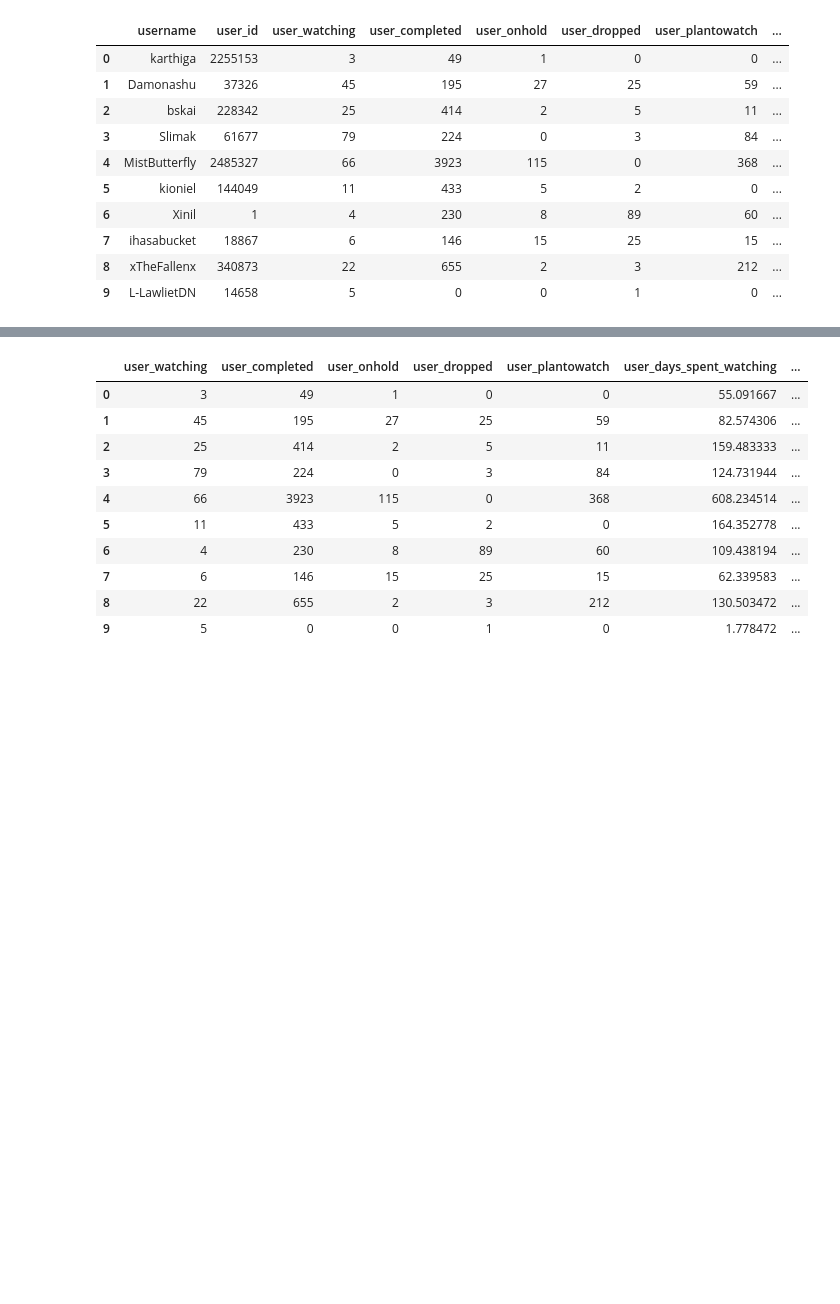
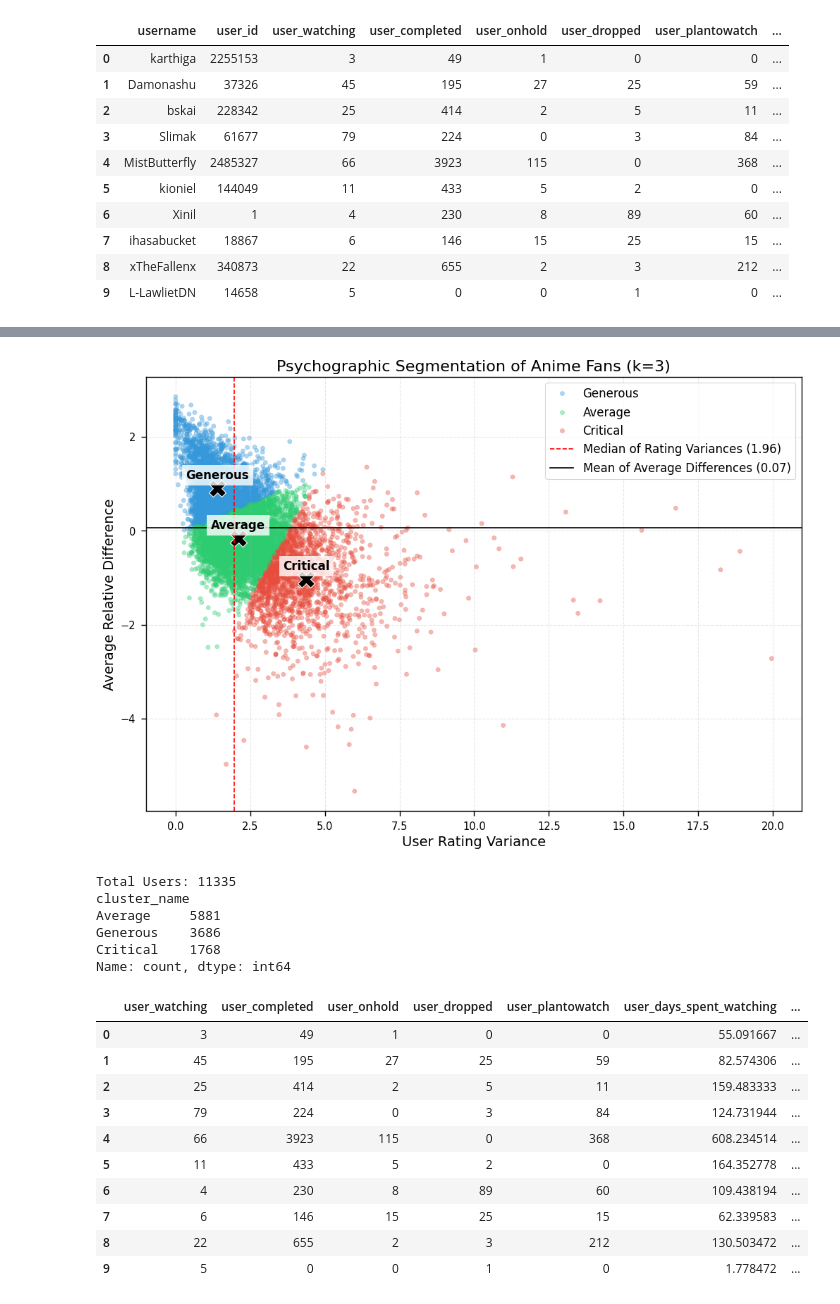
Before and after one commit to KadenLu/Kaden-s-Individual-Project, a Jupyter notebook: Kaden's_Attempt.ipynb, the cells around one changed output, grey strips where cells are left out. Drawn from its saved outputs; the diff is of its cells as text; code cells hidden in the pictures; blank space fills up the shorter version.

```diff
--- a/Kaden's_Attempt.ipynb
+++ b/Kaden's_Attempt.ipynb
@@ -306,3 +390,79 @@ Centroid Mapping Logic:
+# %%
+#@title visualize clusters (Updated for k=3 Centroids)
+import matplotlib.pyplot as plt
+import seaborn as sns
+import pandas as pd
+import numpy as np
+
+# 1. Prepare data mapping (Keeping original cluster names)
+# cluster 1 -> Critical
+# cluster 0 -> Average
+# cluster 2 -> Generous
+
+cluster_to_name = {
+    1: "Critical",
+    0: "Average",
+    2: "Generous"
+}
+
+# Map the names to our dataframe
+cluster_df['cluster_name'] = cluster_df['cluster_num'].map(cluster_to_name)
+
+# 2. Get the 3 Centroids from the cluster_df features
+centroids_plot = cluster_df.groupby('cluster_num').agg({
+    'personal_variance': 'mean',
+    'avg_score_diff': 'mean'
+}).reset_index()
+
+# --- VISUALIZATION ---
+plt.figure(figsize=(12, 8))
+palette = {
+    "Critical": "#e74c3c",    # Red
+    "Average": "#2ecc71",     # Green
+    "Generous": "#3498db"     # Blue
+}
+
+sns.scatterplot(
+    data=cluster_df,
+    x='personal_variance', y='avg_score_diff',
+    hue='cluster_name', palette=palette,
+    alpha=0.4, s=20, edgecolor=None
+)
+
+# Plot Centroids with labels
+for _, row in centroids_plot.iterrows():
+    cluster_id = int(row['cluster_num'])
+    name = cluster_to_name.get(cluster_id, f"Cluster {cluster_id}")
+    plt.scatter(row['personal_variance'], row['avg_score_diff'],
+                marker='X', s=300, color='black', edgecolor='white')
+    plt.text(row['personal_variance'], row['avg_score_diff'] + 0.2,
+             name, weight='bold', size=12, ha='center',
+             bbox=dict(facecolor='white', alpha=0.8, edgecolor='none'))
+
+# Add the Quadrant Lines
+median_var = cluster_df['personal_variance'].median()
+median_diff = cluster_df['avg_score_diff'].median()
+plt.axvline(x=median_var, color='red', linestyle='--', label=f'Median of Rating Variances ({median_var:.2f})')
+plt.axhline(y=median_diff, color='black', linestyle='-', label=f'Mean of Average Differences ({median_diff:.2f})')
+
+plt.title('Psychographic Segmentation of Anime Fans (k=3)', fontsize=16)
+plt.xlabel('User Rating Variance', fontsize=14)
+plt.ylabel('Average Relative Difference', fontsize=14)
+plt.legend(loc='upper right', fontsize=12)
+plt.grid(True, linestyle='--', alpha=0.3)
+plt.show()
+
+# Final Verification
+print("Total Users:", len(cluster_df))
+print(cluster_df['cluster_name'].value_counts())
+# %% [output]
+[figure, added]
+Total Users: 11335
+cluster_name
+Average     5881
+Generous    3686
+Critical    1768
+Name: count, dtype: int64
 # %%
 list_df = classified_users_df.drop(columns=['username', 'user_id', 'access_rank', 'stats_mean_score', 'personal_variance', 'avg_score_diff'])
 display(list_df.head(10))
```
Also changed, not shown: parts of 13 cells of this notebook.
